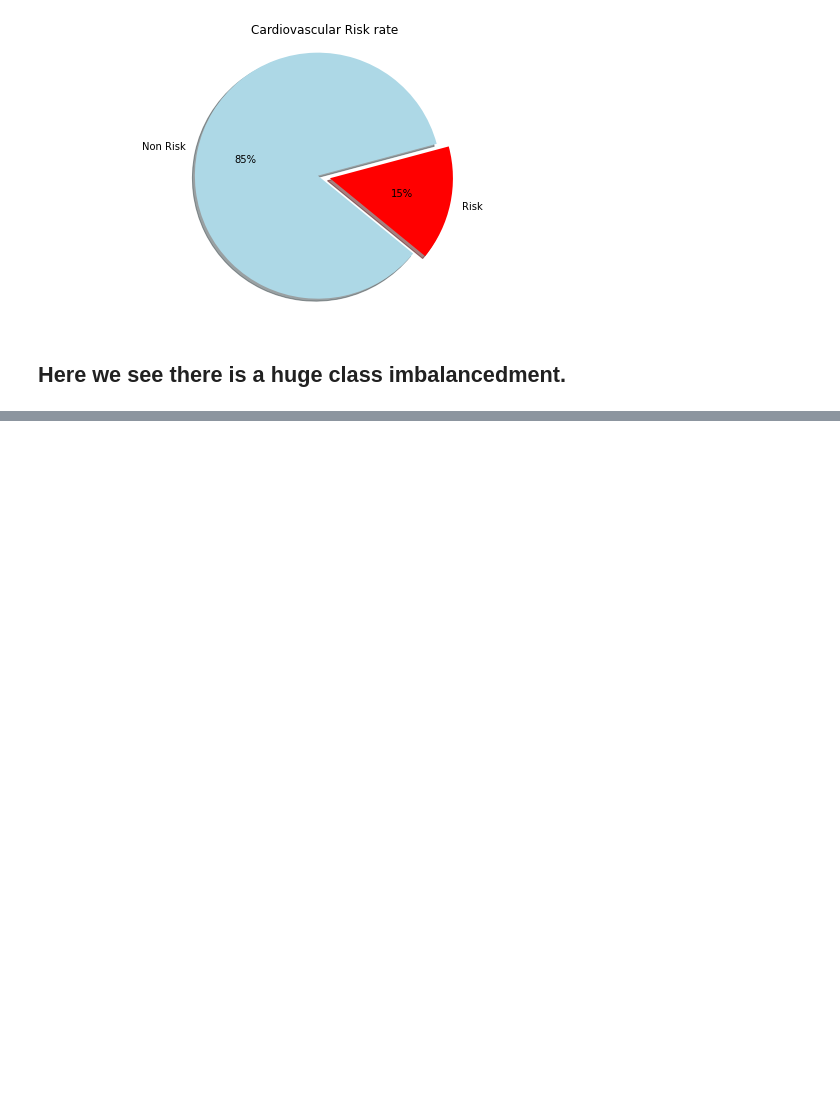
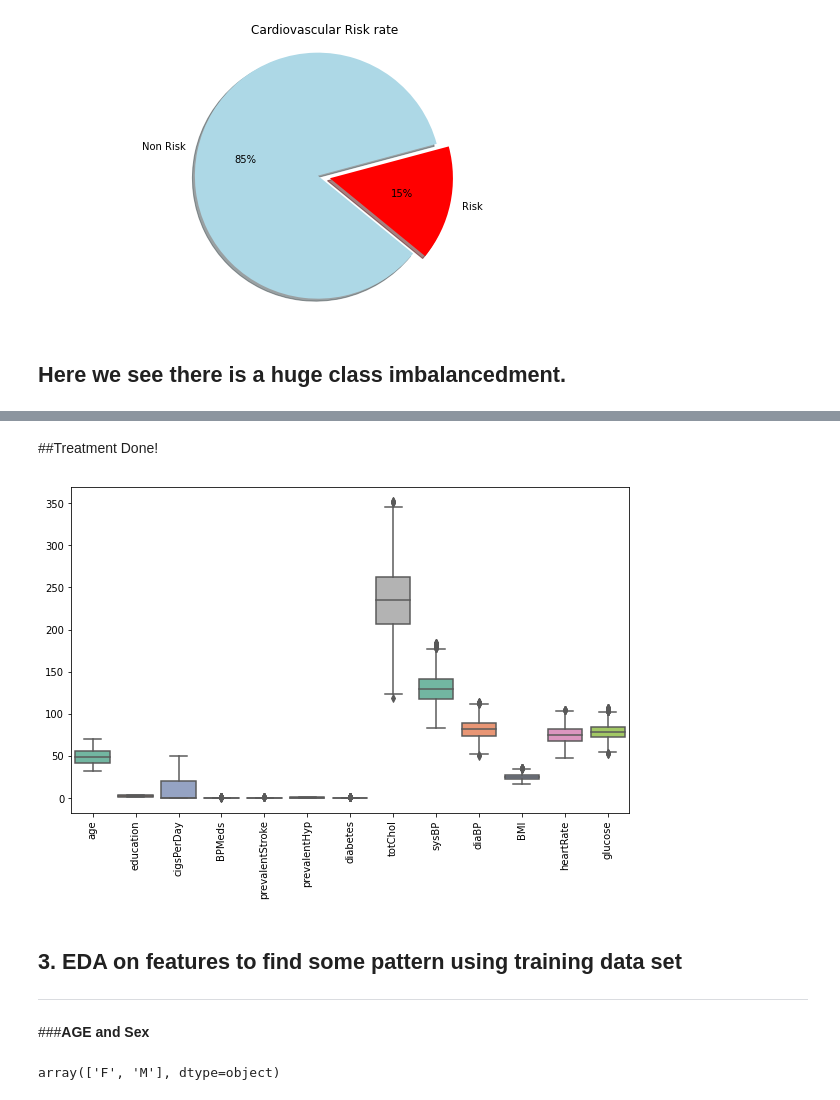
Before and after one commit to shirsh12/Cardiovascular-Risk-Prediction, a Jupyter notebook: Cardiovascular_Risk_Prediction.ipynb, the cells around one changed output, grey strips where cells are left out. Saved outputs shown, nothing was run; the diff lists cells and outputs as text; code cells hidden in the pictures; blank space fills up the shorter version.

```diff
--- a/Cardiovascular_Risk_Prediction.ipynb
+++ b/Cardiovascular_Risk_Prediction.ipynb
@@ -92,0 +343,17 @@ from sklearn.model_selection import train_test_split
+# %% [markdown]
+##Treatment Done!
+# %%
+plt.figure(figsize=(10,6))
+plt.xticks(rotation=90)
+ax= sns.boxplot(data=train_df[continous_columns],orient='v',palette='Set2')
+# %% [output]
+[figure, added]
+# %% [markdown]
+## **3. EDA on features to find some pattern using training data set**
+---
+# %% [markdown]
+###**AGE and Sex**
+# %%
+train_df['sex'].unique()
+# %% [output]
+array(['F', 'M'], dtype=object)
```
Also changed, not shown: parts of 103 cells of this notebook.
